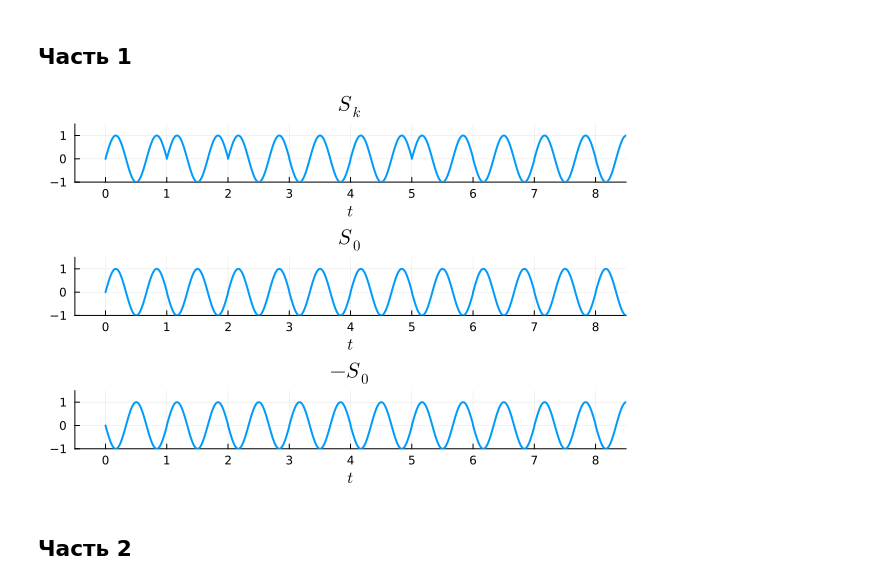
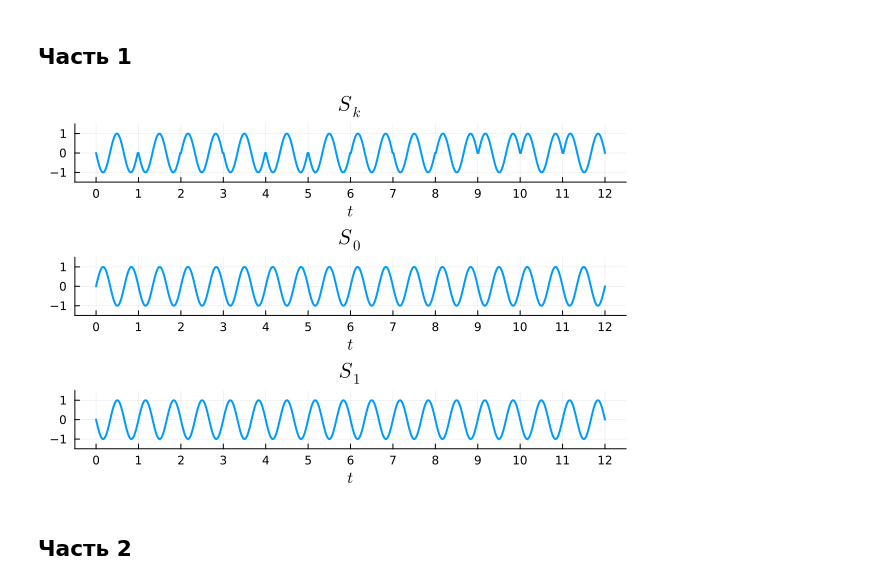
Before and after one commit to VadimYarovoy/Networks, a Jupyter notebook: lab2/lst/lab2.ipynb, the cells around one changed output. Cells and saved outputs as stored; diff of their text form; code cells hidden in the pictures.

```diff
--- a/lab2/lst/lab2.ipynb
+++ b/lab2/lst/lab2.ipynb
@@ -118,0 +60,6 @@ plot!()
+# %%
+signal = phase_idx |>
+  Map() do phase_idx
+    phases[phase_idx + 1]
+  end |>
+  foldxl(vcat)
@@ -118,0 +84,12 @@ plot!()
+# %%
+t = range(0, stop=bit_duration * message_len, length=samples_per_bit * message_len)
+plot_signal = plot(
+    t, signal,
+    linewidth=2,
+    xlabel=L"$t$",
+    title=L"$S_k$",
+    xlims=(-0.5, length(bits)+0.5),
+    ylims=(-1.5, 1.5),
+    xticks=0:length(bits)+1,
+    yticks=-1:1,
+)
@@ -128,48 +107,34 @@ res = plot(p1, p2, layout=(2,1), legend=false)
 # %% [markdown]
 ## Часть 1
 # %%
-signal_nornal = Float64[]
-signal_reverse = Float64[]
+t = range(0, stop=bit_duration * message_len, length=samples_per_bit * message_len)
+signal_0 = sin.(3π * t)
+signal_1 = -signal_0
 
-bits_normal = [1, 0, 1, 0, 1, 0, 1, 0, 1]
+plot_reference_0 = plot(
+     t, signal_0,
+     linewidth=2,
+     xlabel=L"$t$",
+     title=L"$S_0$",
+     xlims=(-0.5, length(bits)+0.5),
+     ylims=(-1.5, 1.5),
+     xticks=0:length(bits)+1,
+     yticks=-1:1,
+)
+plot_reference_1 = plot(
+     t, signal_1,
+     linewidth=2,
+     xlabel=L"$t$",
+     title=L"$S_1$",
+     xlims=(-0.5, length(bits)+0.5),
+     ylims=(-1.5, 1.5),
+     xticks=0:length(bits)+1,
+     yticks=-1:1,
+)
 
-for bit in bits_normal
-     if bit == 1
-          append!(signal_nornal, sinusoid)
-          append!(signal_reverse, reverse_sinusoid)
-     else
-          append!(signal_nornal, reverse_sinusoid)
-          append!(signal_reverse, sinusoid)
-     end
-end
-
-
-n_signal = range(0, stop=length(signal_nornal) / sample_rate, length=length(signal_nornal))
-r_signal = range(0, stop=length(signal_reverse) / sample_rate, length=length(signal_reverse))
-
-p3 = plot(n_signal,
-          signal_nornal,
-          linewidth=2,
-          xlabel="\$t\$",
-          title="\$S_0\$",
-          xlims=(-0.5, length(bits)-0.5),
-     ylims=(-1.0, 1.5),
-     xticks=0:length(bits)+1,
-     yticks=-1:1)
-
-p4 = plot(r_signal,
-          signal_reverse,
-          linewidth=2,
-          xlabel="\$t\$",
-          title="\$-S_0\$",
-          xlims=(-0.5, length(bits)-0.5),
-          ylims=(-1.0, 1.5),
-          xticks=0:length(bits)+1,
-          yticks=-1:1)
-
-res2 = plot(p2, p3, p4, layout=(3,1), legend=false)
+plot_references = plot(plot_signal, plot_reference_0, plot_reference_1, layout=(3,1), legend=false)
 # savefig(res2, "../report/pics/rx1.svg")
 # %% [output]
-[figure, old version]
+[figure, new version]
 # %% [markdown]
 ## Часть 2
```
Also changed, not shown: parts of 22 cells of this notebook.
